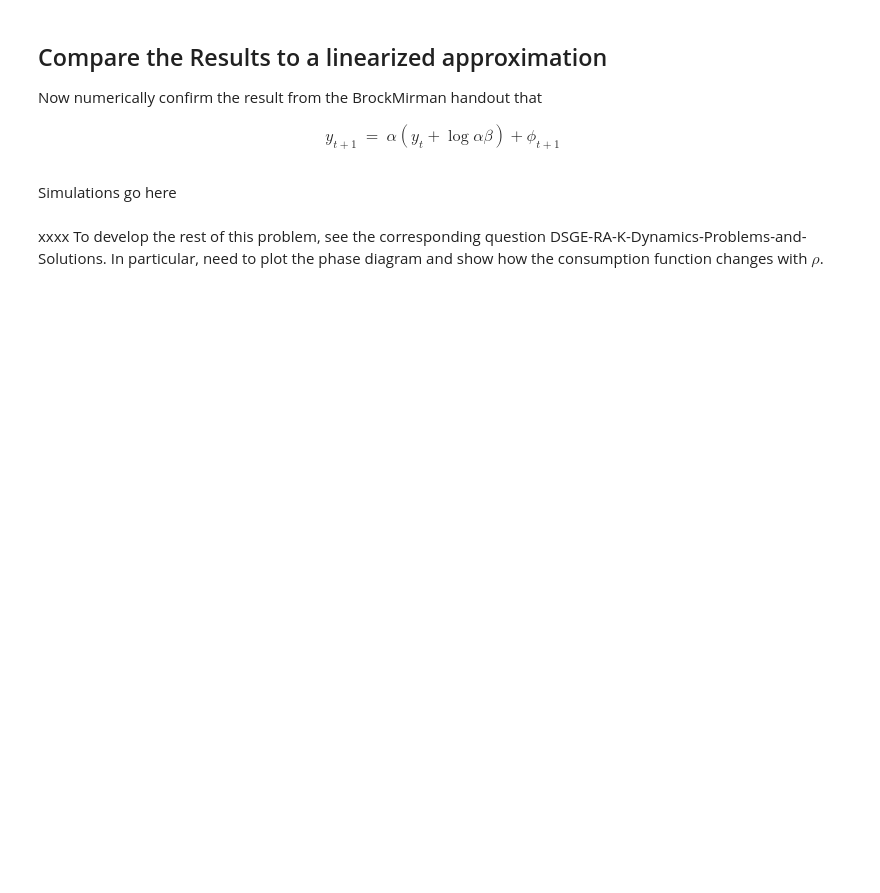
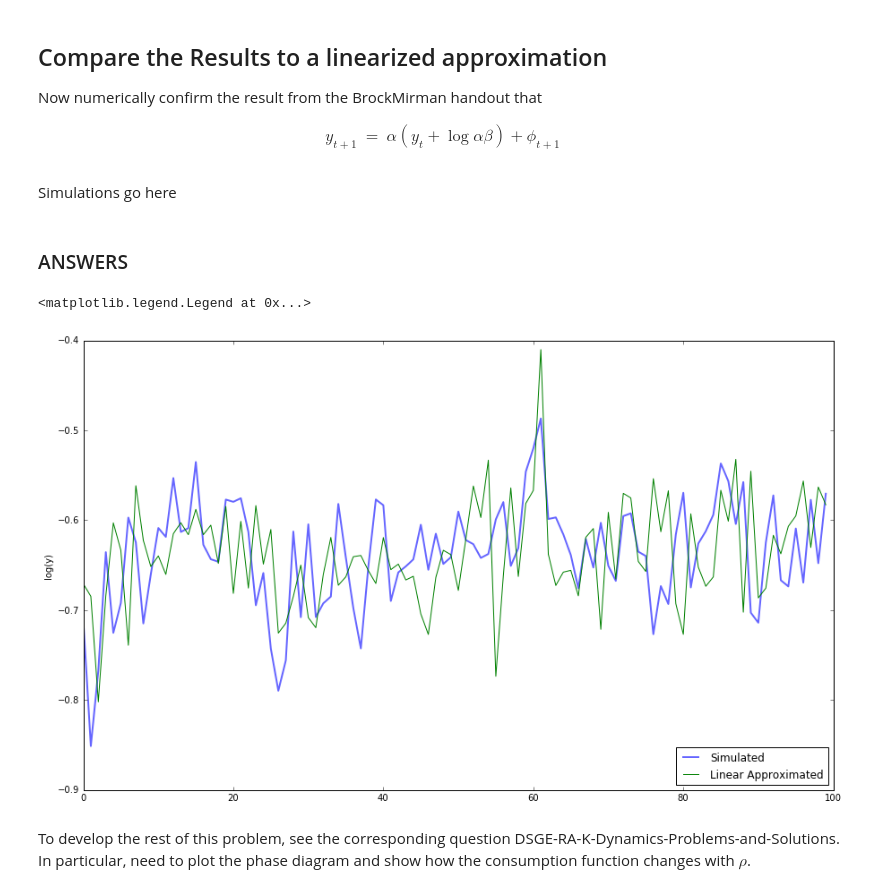
Before and after one commit to JHU-Econ-Choice-2018/brock-mirman-etc-iworld1991, a Jupyter notebook: notebooks/DSGE-RA-K-Dynamics-Problems.ipynb, the cells around one changed output. Saved outputs shown, nothing was run; the diff lists cells and outputs as text; code cells hidden in the pictures; blank space fills up the shorter version.

```diff
--- a/notebooks/DSGE-RA-K-Dynamics-Problems.ipynb
+++ b/notebooks/DSGE-RA-K-Dynamics-Problems.ipynb
@@ -39,0 +279,13 @@ Use the tools provided on the QuantEcon website to solve the model.  Then, start
+# %%
+## Define a function that generate AR1 serially correlated shocks
+### period: number of peiords of shocks
+### arcoeff: ar1 coefficient
+### size: mean of the i.i.d shock
+
+def serialshocks(period,arcoeff,size):
+    nb_discard = 10
+    shocks = np.zeros(period+nb_discard)
+    shocks[0] = np.random.randn(1)
+    for i in range(period+nb_discard-1):
+        shocks[i+1] = arcoeff*shocks[i]+size*np.random.randn(1)
+    return shocks[nb_discard:,]
@@ -51,5 +412,60 @@ Now numerically confirm the result from the BrockMirman handout that
 \end{eqnarray}
 # %% [markdown]
 Simulations go here
+# %% [markdown]
+### ANSWERS
+# %%
+n_sim =5
+Tw = np.empty(len(grid))
+initial_w= 5 * np.log(grid)
+period = 200
+
+## i.i.d Shocks
+s = 0.05
+shocks = np.exp(μ + s * np.random.randn(shock_size))
+
+v_star_approx = compute_fixed_point(bellman_operator,
+                                    initial_w,
+                                    1e-5,        # error_tol
+                                    period,      # max_iter
+                                    False,       # verbose
+                                    5,           # print_skip
+                                    grid,
+                                    β,
+                                    np.log,
+                                    lambda k: k**α,
+                                    shocks,
+                                    Tw=Tw,
+                                    compute_policy=False)
+
+Tw, σ = bellman_operator(v_star_approx,
+                         grid,
+                         β,
+                         np.log,
+                         lambda k: k**α,
+                         shocks,
+                         compute_policy=True)
+
+σ_func = lambda x: np.interp(x, grid, σ)
+
+y,k = simulate_og_k(σ_func,ts_length=period)   # with capital stock
+y_ss = np.average(y)
+
+## Plot the simulated series and approximate series of output
+log_y = np.log(y)
+
+lapprox_y = np.zeros(period)
+## Linear approximate
+for i in range(period-1):
+    lapprox_y[i+1] =α*(log_y[i]+np.log(α*β))+s*np.random.randn(1)
+
+fig, ax = plt.subplots(figsize=(15, 9))
+ax.plot(log_y[100:,], lw=2, alpha=0.6, label="Simulated")
+ax.plot(lapprox_y[100:,],label="Linear Approximated")
+ax.set_ylabel('log(y)')
+ax.legend(loc='lower right')
+# %% [output]
+<matplotlib.legend.Legend at 0x...>
+[figure, added]
 # %% [markdown]
-xxxx To develop the rest of this problem, see the corresponding question DSGE-RA-K-Dynamics-Problems-and-Solutions.  In particular, need to plot the phase diagram and show how the consumption function changes with $\rho$.
+To develop the rest of this problem, see the corresponding question DSGE-RA-K-Dynamics-Problems-and-Solutions.  In particular, need to plot the phase diagram and show how the consumption function changes with $\rho$.
```
Also changed, not shown: parts of 17 cells of this notebook, 1 other file.
